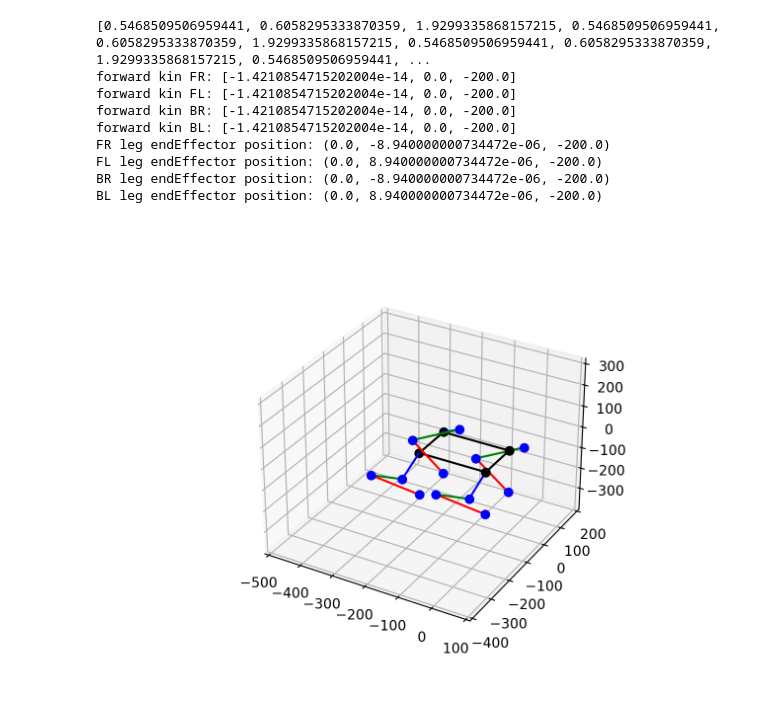
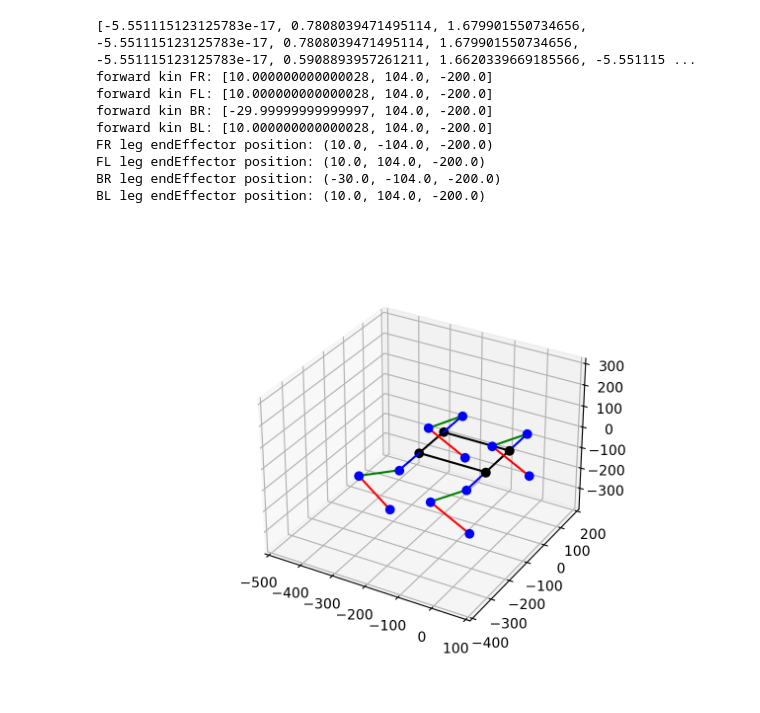
Before and after one commit to NDHANA94/hyperdog_ros2_v2, a Jupyter notebook: test.ipynb, the cells around one changed output. Cells and saved outputs as stored; diff of their text form; code cells hidden in the pictures.

```diff
--- a/test.ipynb
+++ b/test.ipynb
@@ -58,7 +58,8 @@ class HyperDog_Kinematics():
     def ik(self, p:np.ndarray):
         r_yz = np.sqrt(p.y**2 + p.z**2)
         sin_th1_plus_alpha = self.L1/r_yz
-        cos_th1_plus_alpha = np.sqrt(r_yz**2 - self.L1**2) / r_yz
+        # cos_th1_plus_alpha = np.sqrt(r_yz**2 - self.L1**2) / r_yz
+        cos_th1_plus_alpha = np.sqrt(1 - sin_th1_plus_alpha**2)
         th1 = np.arctan2(sin_th1_plus_alpha, cos_th1_plus_alpha) - np.arctan2(p.y, -p.z)
         # cos_alpha_minus_th1 = L1/(np.sqrt(p.y**2 + p.z**2))
         # sin_alpha_minus_th1 = np.sqrt(1 - cos_alpha_minus_th1**2)
@@ -198,48 +199,48 @@ class HyperDog_Kinematics():
 
 
 
 EF = EndEffectorPosition()
 angs = JointAngles()
 
-EF.FR.x = 0
-EF.FR.y = 0
+EF.FR.x = 10
+EF.FR.y = 104
 EF.FR.z = -200
 
-EF.FL.x = 0
-EF.FL.y = 0
+EF.FL.x = 10
+EF.FL.y = 104
 EF.FL.z = -200
 
-EF.BR.x = 0
-EF.BR.y = 0
+EF.BR.x = -30
+EF.BR.y = 104
 EF.BR.z = -200
 
-EF.BL.x = 0
-EF.BL.y = 0
+EF.BL.x = 10
+EF.BL.y = 104
 EF.BL.z = -200
 
 
 kin = HyperDog_Kinematics(L1, L2, L3, L = 200, W = 130)
 
 
 angs = kin.ik(EF.FR) + kin.ik(EF.FL) + kin.ik(EF.BR) + kin.ik(EF.BL)
 # angs[1] = angs[1] - 130*np.pi/180
 # angs = np.array([40,90,90])*np.pi/180
 print(angs)
 print(f"forward kin FR: {kin.fk_EF(angs[:3])}")
 print(f"forward kin FL: {kin.fk_EF(angs[3:6])}")
 print(f"forward kin BR: {kin.fk_EF(angs[6:9])}")
 print(f"forward kin BL: {kin.fk_EF(angs[9:12])}")
 
 # angs = np.array([th0, th1, th1-th2])*np.pi/180
 kin.plotLeg(angs)
 # %% [output]
-[0.5468509506959441, 0.6058295333870359, 1.9299335868157215, 0.5468509506959441, 0.6058295333870359, 1.9299335868157215, 0.5468509506959441, 0.6058295333870359, 1.9299335868157215, 0.5468509506959441, ...
-forward kin FR: [-1.4210854715202004e-14, 0.0, -200.0]
-forward kin FL: [-1.4210854715202004e-14, 0.0, -200.0]
-forward kin BR: [-1.4210854715202004e-14, 0.0, -200.0]
-forward kin BL: [-1.4210854715202004e-14, 0.0, -200.0]
-FR leg endEffector position: (0.0, -8.940000000734472e-06, -200.0)
-FL leg endEffector position: (0.0, 8.940000000734472e-06, -200.0)
-BR leg endEffector position: (0.0, -8.940000000734472e-06, -200.0)
-BL leg endEffector position: (0.0, 8.940000000734472e-06, -200.0)
+[-5.551115123125783e-17, 0.7808039471495114, 1.679901550734656, -5.551115123125783e-17, 0.7808039471495114, 1.679901550734656, -5.551115123125783e-17, 0.5908893957261211, 1.6620339669185566, -5.551115 ...
+forward kin FR: [10.000000000000028, 104.0, -200.0]
+forward kin FL: [10.000000000000028, 104.0, -200.0]
+forward kin BR: [-29.99999999999997, 104.0, -200.0]
+forward kin BL: [10.000000000000028, 104.0, -200.0]
+FR leg endEffector position: (10.0, -104.0, -200.0)
+FL leg endEffector position: (10.0, 104.0, -200.0)
+BR leg endEffector position: (-30.0, -104.0, -200.0)
+BL leg endEffector position: (10.0, 104.0, -200.0)
-[figure, old version]
+[figure, new version]
```
Also changed, not shown: 7 other files.
